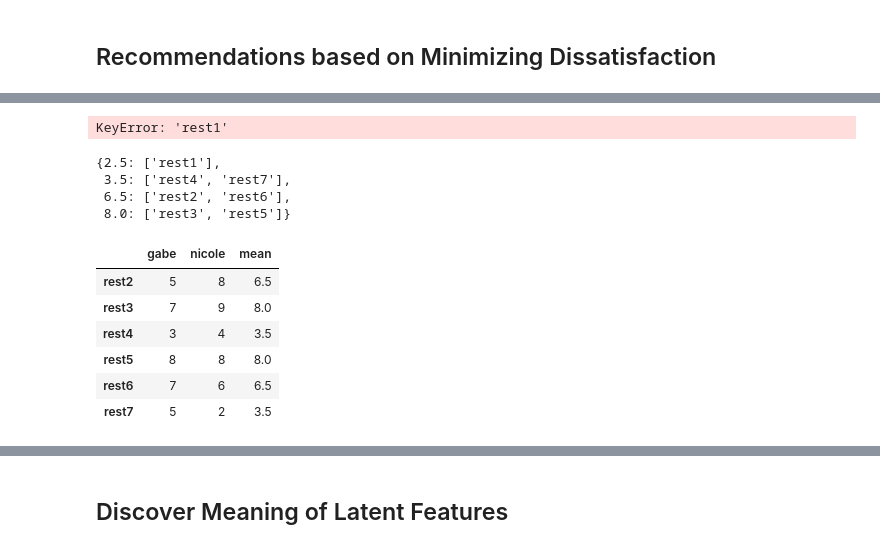
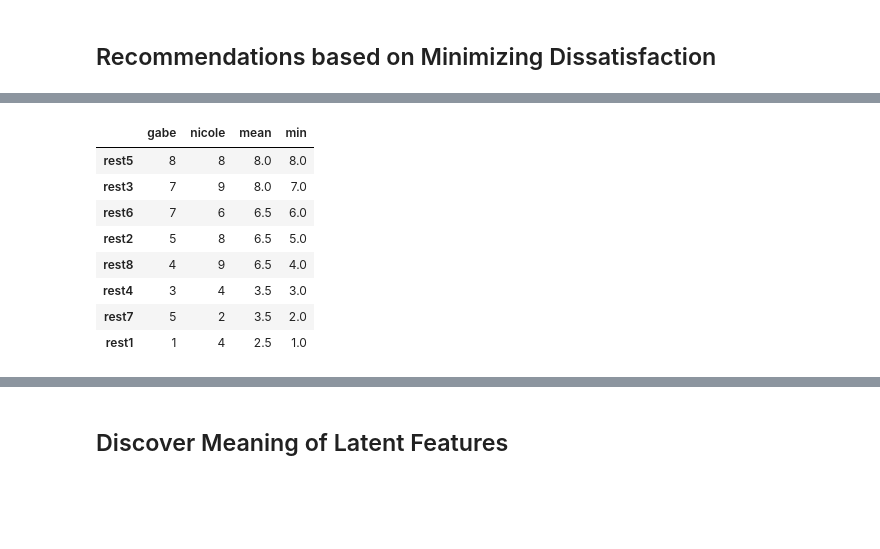
Before and after one commit to Gnishimura/We_Eat, a Jupyter notebook: a_to_z.ipynb, the cells around one changed output, grey strips where cells are left out. Drawn from its saved outputs; the diff is of its cells as text; code cells hidden in the pictures; blank space fills up the shorter version.

```diff
--- a/a_to_z.ipynb
+++ b/a_to_z.ipynb
@@ -236,6 +70,6 @@ item_factors_array = np.array(if_df['features'].tolist())
 user1 = 'gabe'
 user2 = 'nicole'
 # %%
-preds_db = pd.DataFrame(data=[[1, 5, 7, 3, 8, 7, 5, 4], [4, 8, 9, 4, 8, 6, 2, 9]], columns=['rest1', 'rest2', 'rest3', 'rest4', 'rest5', 'rest6', 'rest7', 'rest8'], index=[user1, user2])
+preds_db = pd.DataFrame(data=[[1, 4], [5, 8], [7, 9], [3, 4], [8, 8], [7, 6], [5, 2], [4, 9]],
+                              index=['rest1', 'rest2', 'rest3', 'rest4', 'rest5', 'rest6', 'rest7', 'rest8'],
+                              columns=[user1, user2])
-# %%
-preds_db = preds_db.T
@@ -313,2 +75,0 @@ IndexError: single positional indexer is out-of-bounds
-# %%
-preds_db['sorted'] = (lambda x: preds_db.index[x] if preds_db['mean'].loc(x + 1) == )
@@ -328,30 +75,0 @@ preds_db
-# %%
-for rest in preds_db.index:
-    if rest['mean'] len(matches[rest]==1):
-        preds_db['sorted'] = rest
-# %% [output]
-KeyError: 'rest1'
-# %%
-matches = {}
-for rest, rating in ratings.items():
-    if rating in matches:
-        matches[rating].append(rest)
-    else:
-        matches[rating] = [rest]
-
-matches
-# %% [output]
-{2.5: ['rest1'],
- 3.5: ['rest4', 'rest7'],
- 6.5: ['rest2', 'rest6'],
- 8.0: ['rest3', 'rest5']}
-# %%
-preds_db[preds_db['mean'].duplicated(keep=False)]
-# %% [output]
-|  | gabe | nicole | mean |
-| rest2 | 5 | 8 | 6.5 |
-| rest3 | 7 | 9 | 8.0 |
-| rest4 | 3 | 4 | 3.5 |
-| rest5 | 8 | 8 | 8.0 |
-| rest6 | 7 | 6 | 6.5 |
-| rest7 | 5 | 2 | 3.5 |
@@ -361,0 +76,15 @@ def min_dissat(user1, user2, preds_db):
+# %%
+preds_db['mean']=preds_db.mean(axis=1)
+preds_db['min']=preds_db.min(axis=1)
+preds_db_sorted = preds_db.sort_values(by=['mean','min'], ascending=False)
+preds_db_sorted
+# %% [output]
+|  | gabe | nicole | mean | min |
+| rest5 | 8 | 8 | 8.0 | 8.0 |
+| rest3 | 7 | 9 | 8.0 | 7.0 |
+| rest6 | 7 | 6 | 6.5 | 6.0 |
+| rest2 | 5 | 8 | 6.5 | 5.0 |
+| rest8 | 4 | 9 | 6.5 | 4.0 |
+| rest4 | 3 | 4 | 3.5 | 3.0 |
+| rest7 | 5 | 2 | 3.5 | 2.0 |
+| rest1 | 1 | 4 | 2.5 | 1.0 |
```
Also changed, not shown: parts of 53 cells of this notebook.
